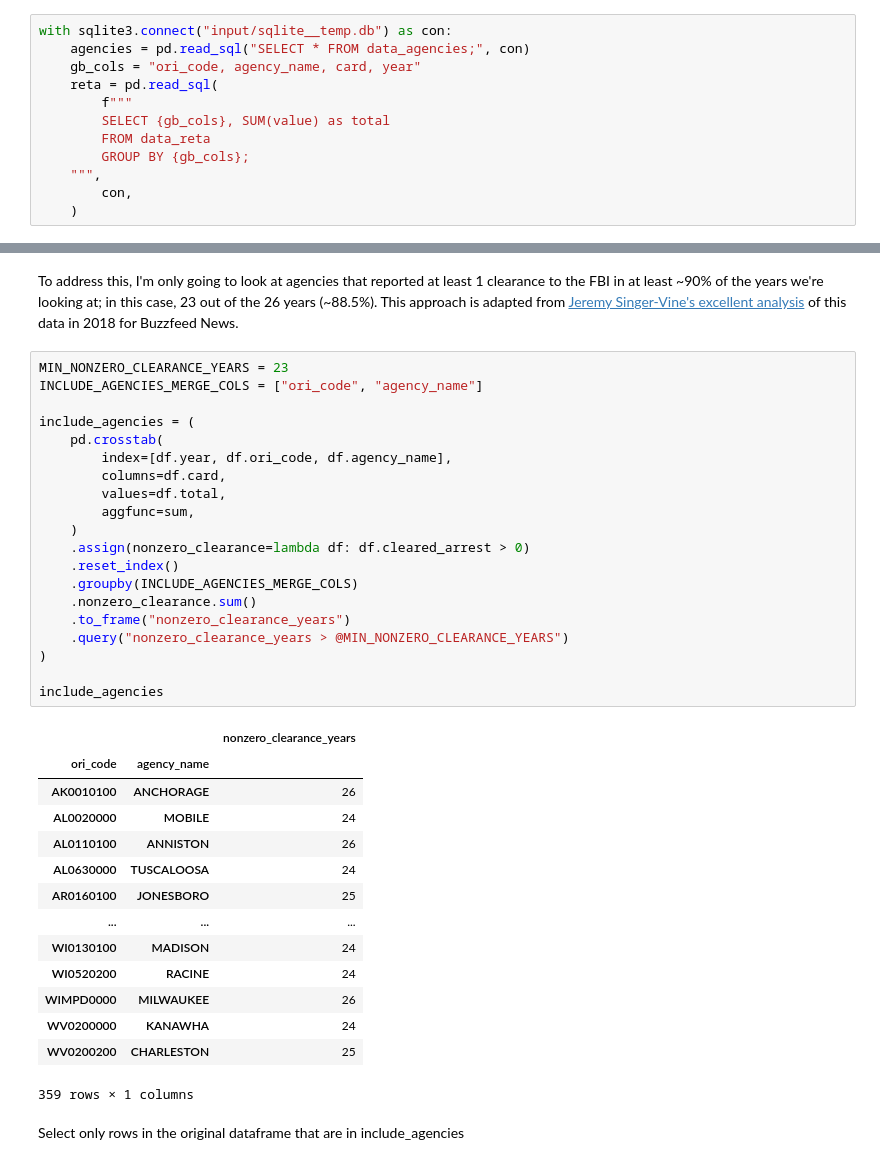
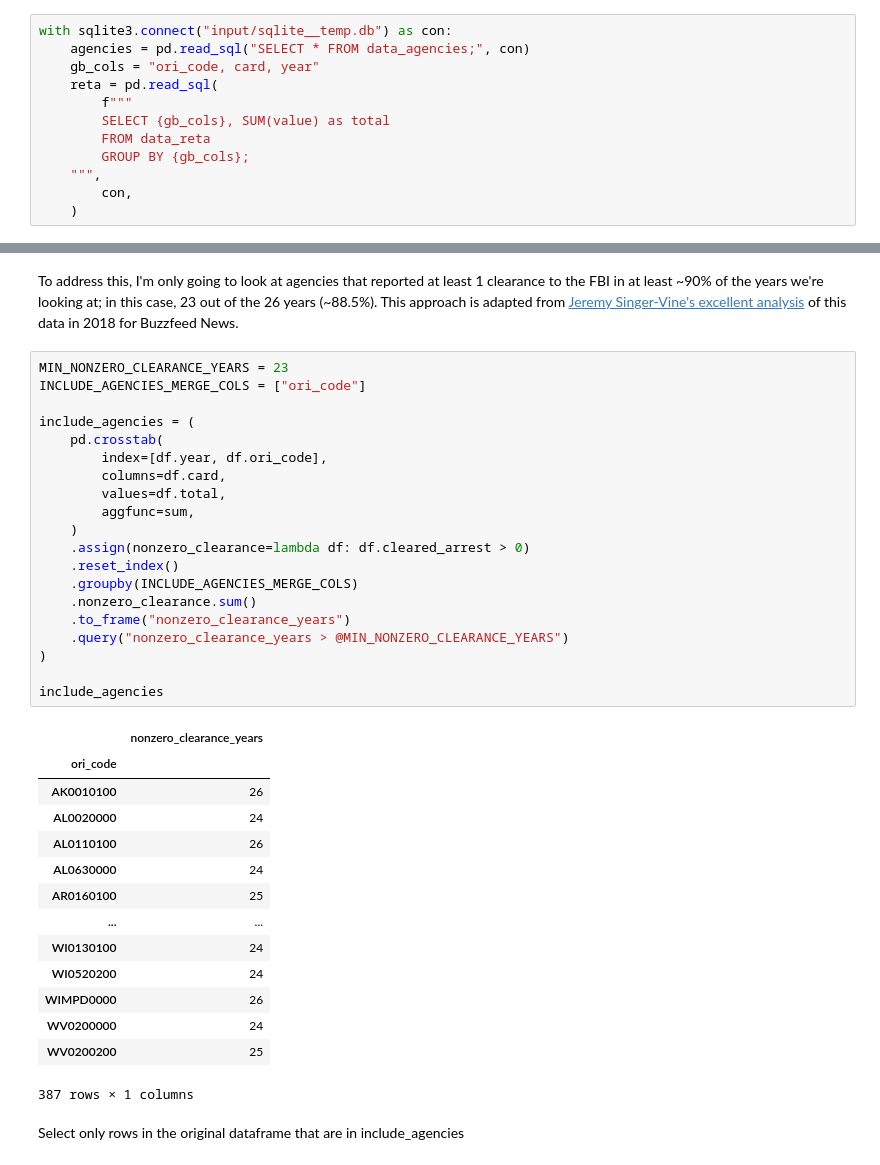
Before and after one commit to cbs-news-data/homicide-clearance-fbi-data, a Jupyter notebook: notebook/reta/src/reta.ipynb, the cells around one changed output, grey strips where cells are left out. Cells and saved outputs as stored; diff of their text form.

```diff
--- a/notebook/reta/src/reta.ipynb
+++ b/notebook/reta/src/reta.ipynb
@@ -33,7 +33,7 @@ if should_chdir():
 # %%
 with sqlite3.connect("input/sqlite__temp.db") as con:
     agencies = pd.read_sql("SELECT * FROM data_agencies;", con)
-    gb_cols = "ori_code, agency_name, card, year"
+    gb_cols = "ori_code, card, year"
     reta = pd.read_sql(
         f"""
         SELECT {gb_cols}, SUM(value) as total
@@ -85,39 +85,39 @@ df[df.ori_code == "ILCPD0000"].pivot(index="year", columns="card", values="total
 To address this, I'm only going to look at agencies that reported at least 1 clearance to the FBI in at least ~90% of the years we're looking at; in this case, 23 out of the 26 years (~88.5%). This approach is adapted from [Jeremy Singer-Vine's excellent analysis](https://github.com/the-trace-and-buzzfeed-news/federal-crime-data-analysis/blob/master/notebooks/analyze/00-analyze-reta.ipynb) of this data in 2018 for Buzzfeed News.
 # %%
 MIN_NONZERO_CLEARANCE_YEARS = 23
-INCLUDE_AGENCIES_MERGE_COLS = ["ori_code", "agency_name"]
+INCLUDE_AGENCIES_MERGE_COLS = ["ori_code"]
 
 include_agencies = (
     pd.crosstab(
-        index=[df.year, df.ori_code, df.agency_name],
+        index=[df.year, df.ori_code],
         columns=df.card,
         values=df.total,
         aggfunc=sum,
     )
     .assign(nonzero_clearance=lambda df: df.cleared_arrest > 0)
     .reset_index()
     .groupby(INCLUDE_AGENCIES_MERGE_COLS)
     .nonzero_clearance.sum()
     .to_frame("nonzero_clearance_years")
     .query("nonzero_clearance_years > @MIN_NONZERO_CLEARANCE_YEARS")
 )
 
 include_agencies
 # %% [output]
-|  |  | nonzero_clearance_years |
-| ori_code | agency_name |  |
-| AK0010100 | ANCHORAGE | 26 |
-| AL0020000 | MOBILE | 24 |
-| AL0110100 | ANNISTON | 26 |
-| AL0630000 | TUSCALOOSA | 24 |
-| AR0160100 | JONESBORO | 25 |
-| ... | ... | ... |
-| WI0130100 | MADISON | 24 |
-| WI0520200 | RACINE | 24 |
-| WIMPD0000 | MILWAUKEE | 26 |
-| WV0200000 | KANAWHA | 24 |
-| WV0200200 | CHARLESTON | 25 |
+|  | nonzero_clearance_years |
+| ori_code |  |
+| AK0010100 | 26 |
+| AL0020000 | 24 |
+| AL0110100 | 26 |
+| AL0630000 | 24 |
+| AR0160100 | 25 |
+| ... | ... |
+| WI0130100 | 24 |
+| WI0520200 | 24 |
+| WIMPD0000 | 26 |
+| WV0200000 | 24 |
+| WV0200200 | 25 |
-359 rows × 1 columns
+387 rows × 1 columns
 # %% [markdown]
 Select only rows in the original dataframe that are in include_agencies
 # %%
```
Also changed, not shown: parts of 13 cells of this notebook, 1 other file.
